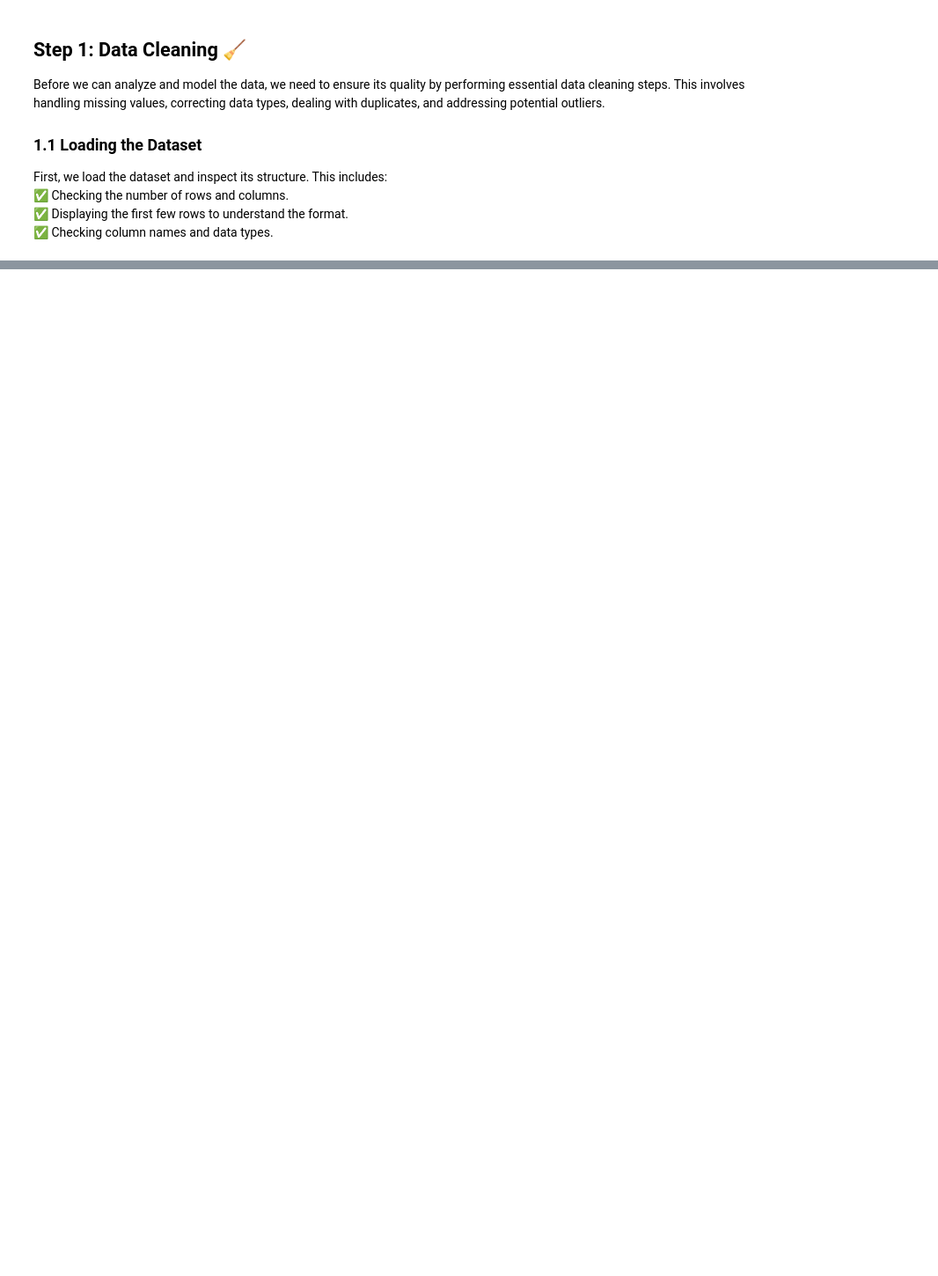
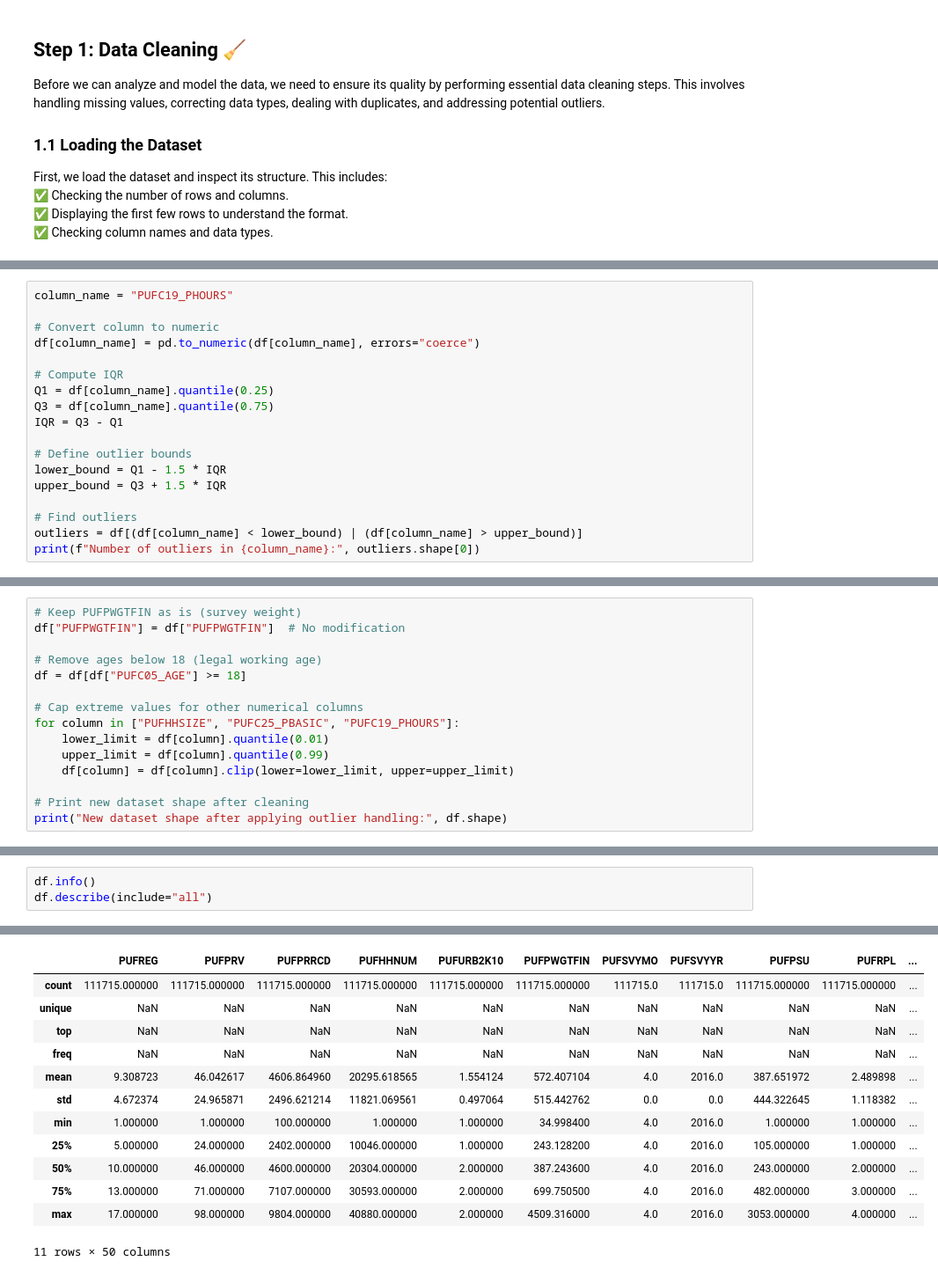
Before and after one commit to prynetopg777/MP-FOR-STINTSY, a Jupyter notebook: MPSTINTSY.ipynb, the cells around one changed output, grey strips where cells are left out. Shown: that part at 88% size. Cells and saved outputs as stored; diff of their text form; blank space fills up the shorter version.

Commit message:
Updated MPSTINTSY notebook and added cleaned dataset

```diff
--- a/MPSTINTSY.ipynb
+++ b/MPSTINTSY.ipynb
@@ -55,0 +206,18 @@ df.head()
+# %%
+column_name = "PUFC19_PHOURS"
+
+# Convert column to numeric
+df[column_name] = pd.to_numeric(df[column_name], errors="coerce")
+
+# Compute IQR
+Q1 = df[column_name].quantile(0.25)
+Q3 = df[column_name].quantile(0.75)
+IQR = Q3 - Q1
+
+# Define outlier bounds
+lower_bound = Q1 - 1.5 * IQR
+upper_bound = Q3 + 1.5 * IQR
+
+# Find outliers
+outliers = df[(df[column_name] < lower_bound) | (df[column_name] > upper_bound)]
+print(f"Number of outliers in {column_name}:", outliers.shape[0])
@@ -55,0 +246,15 @@ df.head()
+# %%
+# Keep PUFPWGTFIN as is (survey weight)
+df["PUFPWGTFIN"] = df["PUFPWGTFIN"]  # No modification
+
+# Remove ages below 18 (legal working age)
+df = df[df["PUFC05_AGE"] >= 18]
+
+# Cap extreme values for other numerical columns
+for column in ["PUFHHSIZE", "PUFC25_PBASIC", "PUFC19_PHOURS"]:
+    lower_limit = df[column].quantile(0.01)
+    upper_limit = df[column].quantile(0.99)
+    df[column] = df[column].clip(lower=lower_limit, upper=upper_limit)
+
+# Print new dataset shape after cleaning
+print("New dataset shape after applying outlier handling:", df.shape)
@@ -55,0 +285,4 @@ df.head()
+# %%
+df.info()
+df.describe(include="all")
+# %% [output]
@@ -55,0 +306,13 @@ df.head()
+|  | PUFREG | PUFPRV | PUFPRRCD | PUFHHNUM | PUFURB2K10 | PUFPWGTFIN | PUFSVYMO | PUFSVYYR | PUFPSU | PUFRPL | ... |
+| count | 111715.000000 | 111715.000000 | 111715.000000 | 111715.000000 | 111715.000000 | 111715.000000 | 111715.0 | 111715.0 | 111715.000000 | 111715.000000 | ... |
+| unique | NaN | NaN | NaN | NaN | NaN | NaN | NaN | NaN | NaN | NaN | ... |
+| top | NaN | NaN | NaN | NaN | NaN | NaN | NaN | NaN | NaN | NaN | ... |
+| freq | NaN | NaN | NaN | NaN | NaN | NaN | NaN | NaN | NaN | NaN | ... |
+| mean | 9.308723 | 46.042617 | 4606.864960 | 20295.618565 | 1.554124 | 572.407104 | 4.0 | 2016.0 | 387.651972 | 2.489898 | ... |
+| std | 4.672374 | 24.965871 | 2496.621214 | 11821.069561 | 0.497064 | 515.442762 | 0.0 | 0.0 | 444.322645 | 1.118382 | ... |
+| min | 1.000000 | 1.000000 | 100.000000 | 1.000000 | 1.000000 | 34.998400 | 4.0 | 2016.0 | 1.000000 | 1.000000 | ... |
+| 25% | 5.000000 | 24.000000 | 2402.000000 | 10046.000000 | 1.000000 | 243.128200 | 4.0 | 2016.0 | 105.000000 | 1.000000 | ... |
+| 50% | 10.000000 | 46.000000 | 4600.000000 | 20304.000000 | 2.000000 | 387.243600 | 4.0 | 2016.0 | 243.000000 | 2.000000 | ... |
+| 75% | 13.000000 | 71.000000 | 7107.000000 | 30593.000000 | 2.000000 | 699.750500 | 4.0 | 2016.0 | 482.000000 | 3.000000 | ... |
+| max | 17.000000 | 98.000000 | 9804.000000 | 40880.000000 | 2.000000 | 4509.316000 | 4.0 | 2016.0 | 3053.000000 | 4.000000 | ... |
+11 rows × 50 columns
```
Also changed, not shown: parts of 33 cells of this notebook, 2 other files.
